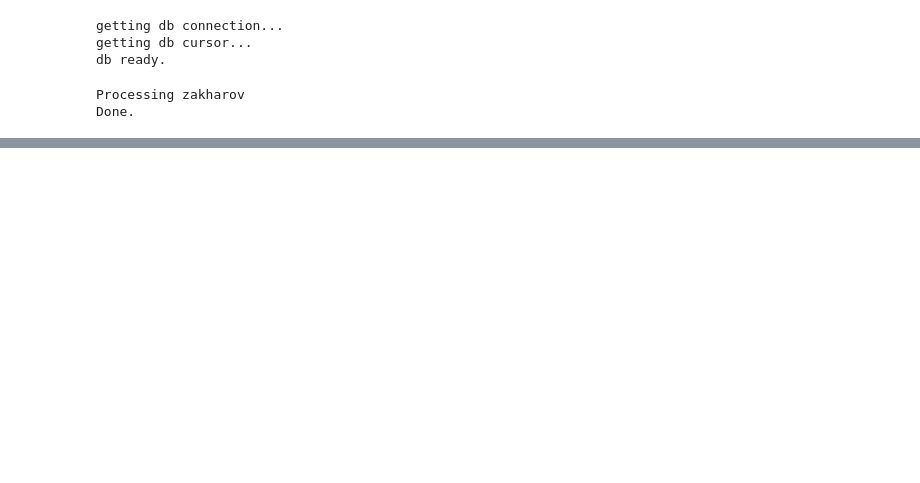
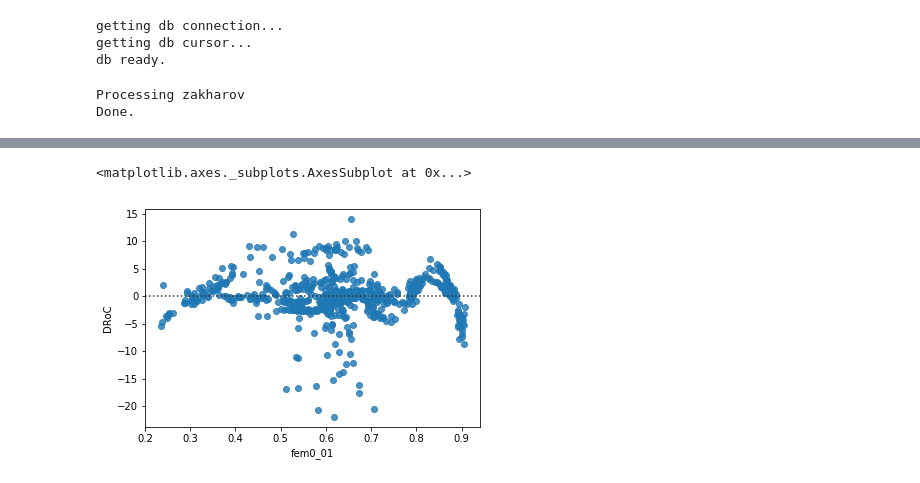
Before and after one commit to phlippieb/mpy, a Jupyter notebook: multiple polynomial regression 1.ipynb, the cells around one changed output, grey strips where cells are left out. Drawn from its saved outputs; the diff is of its cells as text; code cells hidden in the pictures; blank space fills up the shorter version.

```diff
--- a/multiple polynomial regression 1.ipynb
+++ b/multiple polynomial regression 1.ipynb
@@ -238,0 +603,7 @@ e. v.: 1.0
+# %%
+flc_name = 'fem0_01'
+X = data[flc_name]
+sns.residplot(X, best_residuals)
+# %% [output]
+<matplotlib.axes._subplots.AxesSubplot at 0x...>
+[figure, added]
```
Also changed, not shown: parts of 25 cells of this notebook.
